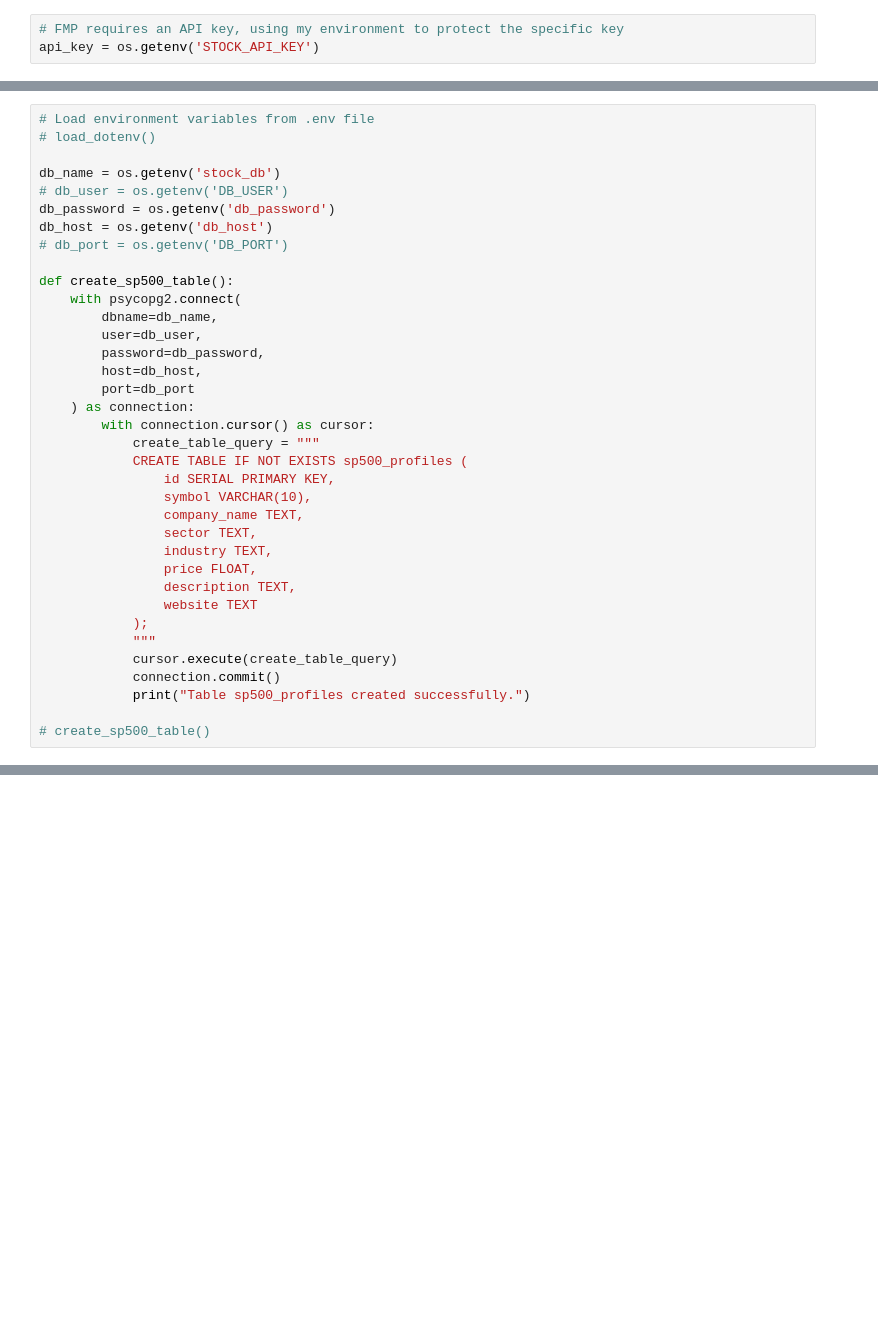
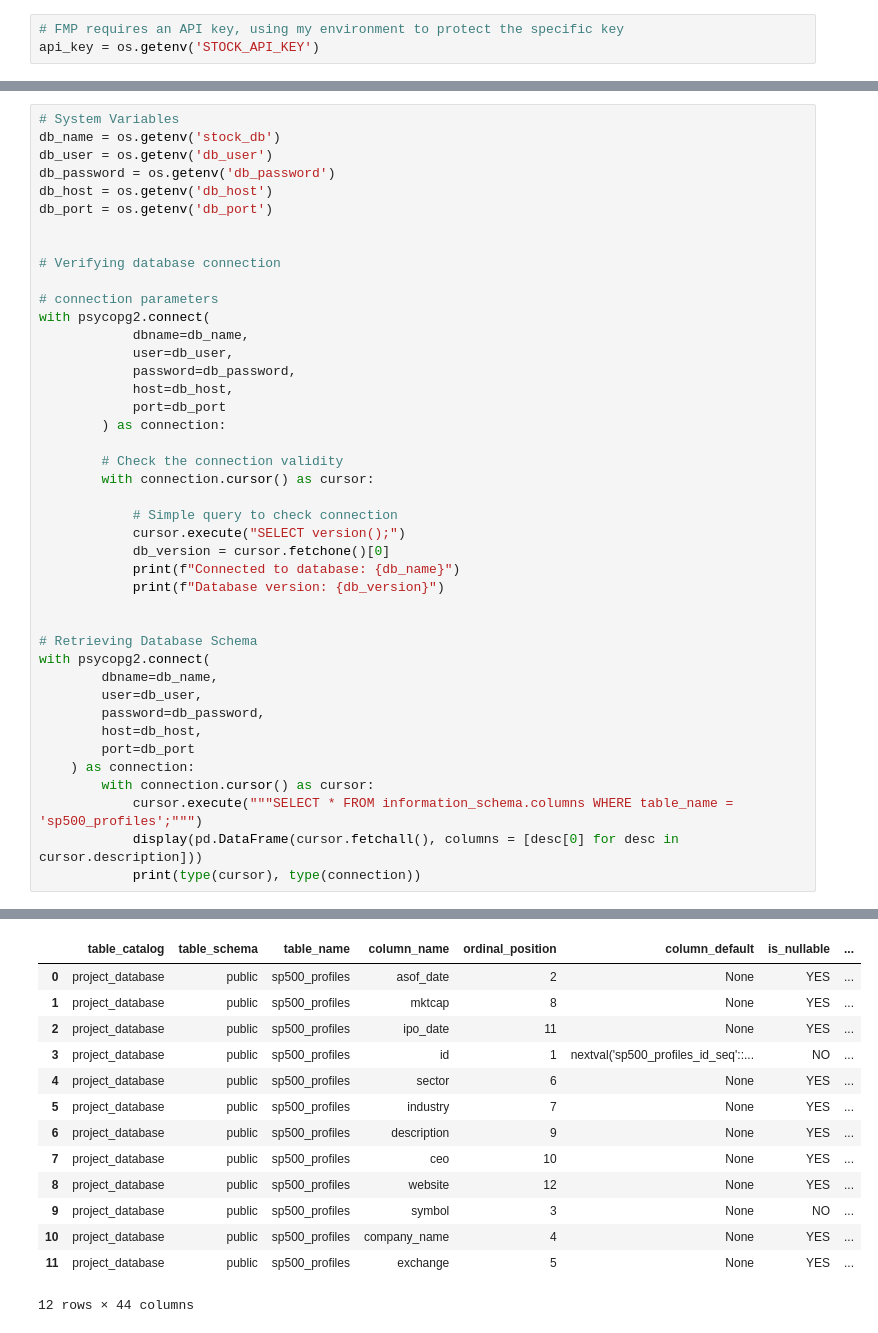
Before and after one commit to dvdhartsman/stock_data_project, a Jupyter notebook: Data_Downloads.ipynb, the cells around one changed output, grey strips where cells are left out. Drawn from its saved outputs; the diff is of its cells as text; blank space fills up the shorter version.

```diff
--- a/Data_Downloads.ipynb
+++ b/Data_Downloads.ipynb
@@ -149,17 +220,37 @@ def insert_data_to_postgres(connection, stock_profile):
         ))
         connection.commit()
 # %%
-# Load environment variables from .env file
-# load_dotenv()
-
+# System Variables
 db_name = os.getenv('stock_db')
-# db_user = os.getenv('DB_USER')
+db_user = os.getenv('db_user')
 db_password = os.getenv('db_password')
 db_host = os.getenv('db_host')
-# db_port = os.getenv('DB_PORT')
+db_port = os.getenv('db_port')
 
-def create_sp500_table():
-    with psycopg2.connect(
+
+# Verifying database connection
+
+# connection parameters
+with psycopg2.connect(
+            dbname=db_name,
+            user=db_user,
+            password=db_password,
+            host=db_host,
+            port=db_port
+        ) as connection:
+
+        # Check the connection validity
+        with connection.cursor() as cursor:
+
+            # Simple query to check connection
+            cursor.execute("SELECT version();")
+            db_version = cursor.fetchone()[0]
+            print(f"Connected to database: {db_name}")
+            print(f"Database version: {db_version}")
+
+
+# Retrieving Database Schema
+with psycopg2.connect(
         dbname=db_name,
         user=db_user,
         password=db_password,
@@ -167,20 +258,7 @@ def create_sp500_table():
         port=db_port
     ) as connection:
         with connection.cursor() as cursor:
-            create_table_query = """
-            CREATE TABLE IF NOT EXISTS sp500_profiles (
-                id SERIAL PRIMARY KEY,
-                symbol VARCHAR(10),
-                company_name TEXT,
-                sector TEXT,
-                industry TEXT,
-                price FLOAT,
-                description TEXT,
-                website TEXT
-            );
-            """
-            cursor.execute(create_table_query)
-            connection.commit()
-            print("Table sp500_profiles created successfully.")
-
-# create_sp500_table()
+            cursor.execute("""SELECT * FROM information_schema.columns WHERE table_name = 'sp500_profiles';""")
+            display(pd.DataFrame(cursor.fetchall(), columns = [desc[0] for desc in cursor.description]))
+            print(type(cursor), type(connection))
+# %% [output]
@@ -186,0 +267,14 @@ def create_sp500_table():
+|  | table_catalog | table_schema | table_name | column_name | ordinal_position | column_default | is_nullable | ... |
+| 0 | project_database | public | sp500_profiles | asof_date | 2 | None | YES | ... |
+| 1 | project_database | public | sp500_profiles | mktcap | 8 | None | YES | ... |
+| 2 | project_database | public | sp500_profiles | ipo_date | 11 | None | YES | ... |
+| 3 | project_database | public | sp500_profiles | id | 1 | nextval('sp500_profiles_id_seq'::... | NO | ... |
+| 4 | project_database | public | sp500_profiles | sector | 6 | None | YES | ... |
+| 5 | project_database | public | sp500_profiles | industry | 7 | None | YES | ... |
+| 6 | project_database | public | sp500_profiles | description | 9 | None | YES | ... |
+| 7 | project_database | public | sp500_profiles | ceo | 10 | None | YES | ... |
+| 8 | project_database | public | sp500_profiles | website | 12 | None | YES | ... |
+| 9 | project_database | public | sp500_profiles | symbol | 3 | None | NO | ... |
+| 10 | project_database | public | sp500_profiles | company_name | 4 | None | YES | ... |
+| 11 | project_database | public | sp500_profiles | exchange | 5 | None | YES | ... |
+12 rows × 44 columns
```
Also changed, not shown: parts of 13 cells of this notebook.
